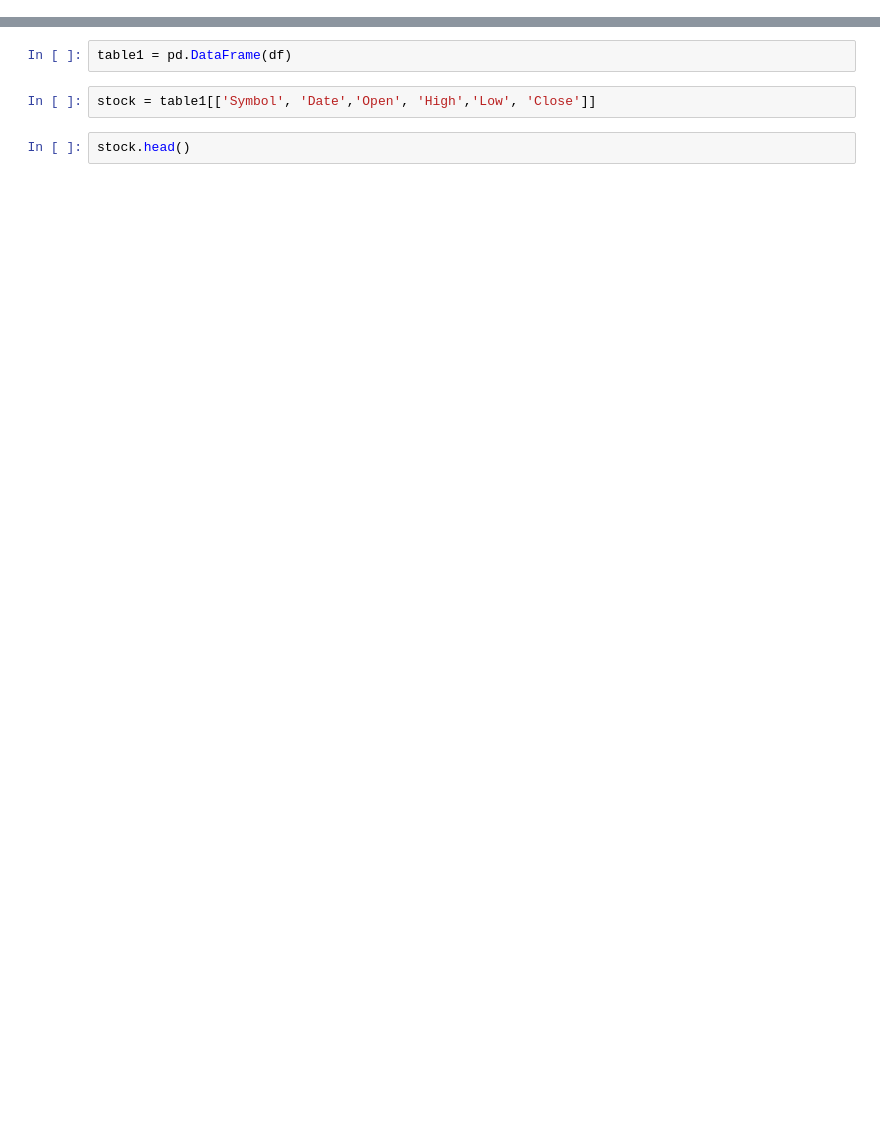
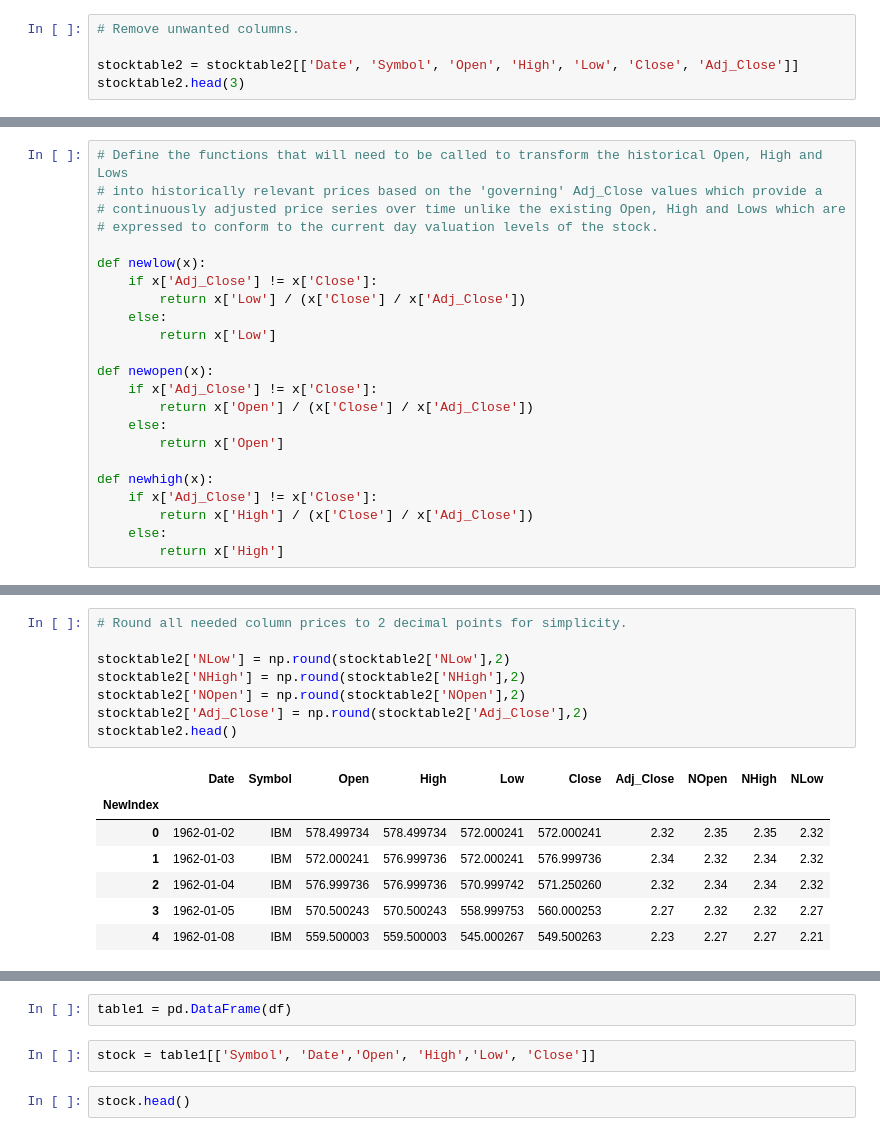
Before and after one commit to TomRene/TPCapstone, a Jupyter notebook: Build001.ipynb, the cells around one changed output, grey strips where cells are left out. Saved outputs shown, nothing was run; the diff lists cells and outputs as text; blank space fills up the shorter version.

```diff
--- a/Build001.ipynb
+++ b/Build001.ipynb
@@ -12,0 +89,5 @@ df = security.get_historical('2016-02-27', '2016-04-07')
+# %%
+# Remove unwanted columns.
+
+stocktable2 = stocktable2[['Date', 'Symbol', 'Open', 'High', 'Low', 'Close', 'Adj_Close']]
+stocktable2.head(3)
@@ -12,0 +100,23 @@ df = security.get_historical('2016-02-27', '2016-04-07')
+# %%
+# Define the functions that will need to be called to transform the historical Open, High and Lows
+# into historically relevant prices based on the 'governing' Adj_Close values which provide a
+# continuously adjusted price series over time unlike the existing Open, High and Lows which are
+# expressed to conform to the current day valuation levels of the stock.
+
+def newlow(x):
+    if x['Adj_Close'] != x['Close']:
+        return x['Low'] / (x['Close'] / x['Adj_Close'])
+    else:
+        return x['Low']
+
+def newopen(x):
+    if x['Adj_Close'] != x['Close']:
+        return x['Open'] / (x['Close'] / x['Adj_Close'])
+    else:
+        return x['Open']
+
+def newhigh(x):
+    if x['Adj_Close'] != x['Close']:
+        return x['High'] / (x['Close'] / x['Adj_Close'])
+    else:
+        return x['High']
@@ -12,0 +154,16 @@ df = security.get_historical('2016-02-27', '2016-04-07')
+# %%
+# Round all needed column prices to 2 decimal points for simplicity.
+
+stocktable2['NLow'] = np.round(stocktable2['NLow'],2)
+stocktable2['NHigh'] = np.round(stocktable2['NHigh'],2)
+stocktable2['NOpen'] = np.round(stocktable2['NOpen'],2)
+stocktable2['Adj_Close'] = np.round(stocktable2['Adj_Close'],2)
+stocktable2.head()
+# %% [output]
+|  | Date | Symbol | Open | High | Low | Close | Adj_Close | NOpen | NHigh | NLow |
+| NewIndex |  |  |  |  |  |  |  |  |  |  |
+| 0 | 1962-01-02 | IBM | 578.499734 | 578.499734 | 572.000241 | 572.000241 | 2.32 | 2.35 | 2.35 | 2.32 |
+| 1 | 1962-01-03 | IBM | 572.000241 | 576.999736 | 572.000241 | 576.999736 | 2.34 | 2.32 | 2.34 | 2.32 |
+| 2 | 1962-01-04 | IBM | 576.999736 | 576.999736 | 570.999742 | 571.250260 | 2.32 | 2.34 | 2.34 | 2.32 |
+| 3 | 1962-01-05 | IBM | 570.500243 | 570.500243 | 558.999753 | 560.000253 | 2.27 | 2.32 | 2.32 | 2.27 |
+| 4 | 1962-01-08 | IBM | 559.500003 | 559.500003 | 545.000267 | 549.500263 | 2.23 | 2.27 | 2.27 | 2.21 |
```
Also changed, not shown: parts of 29 cells of this notebook.
